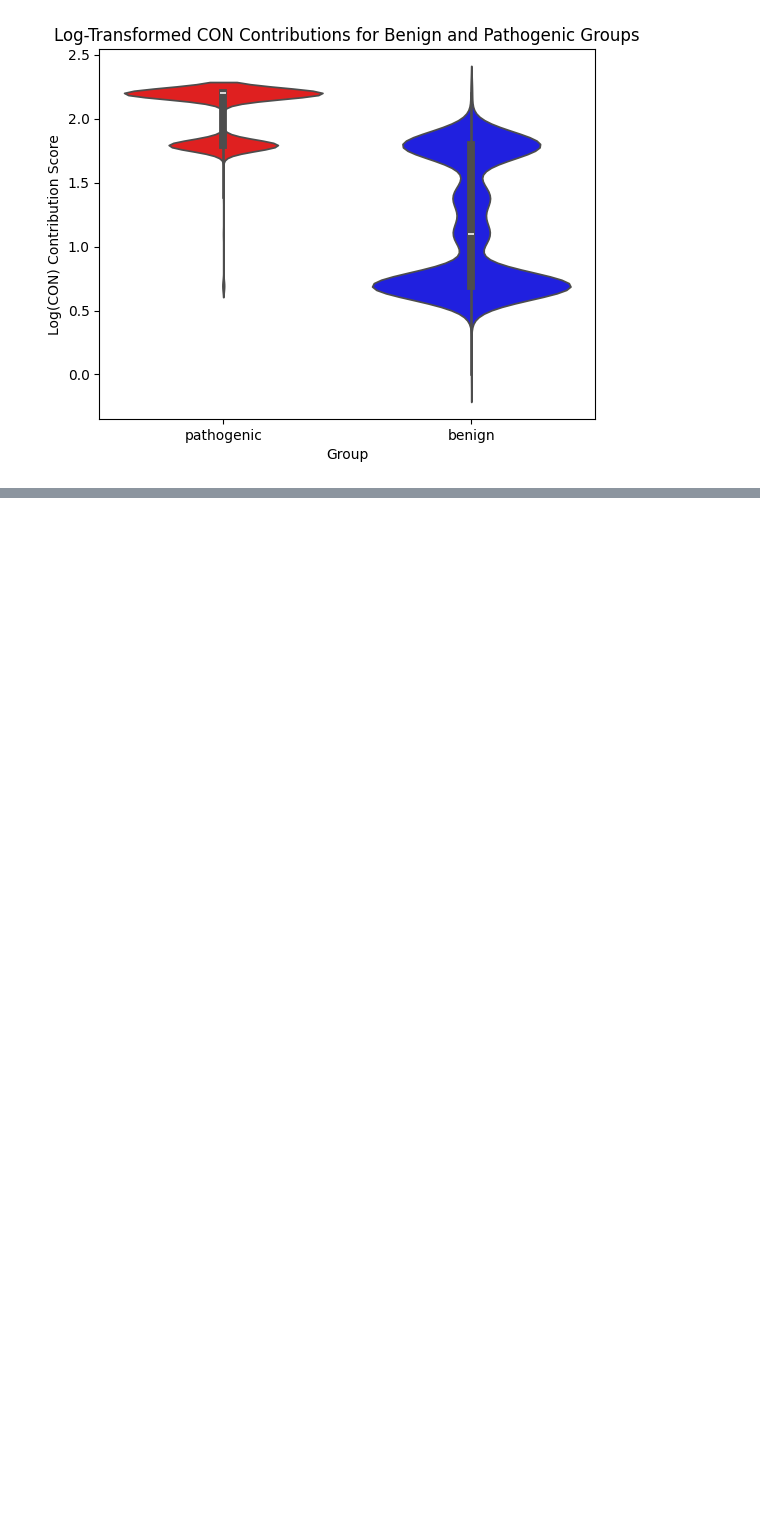
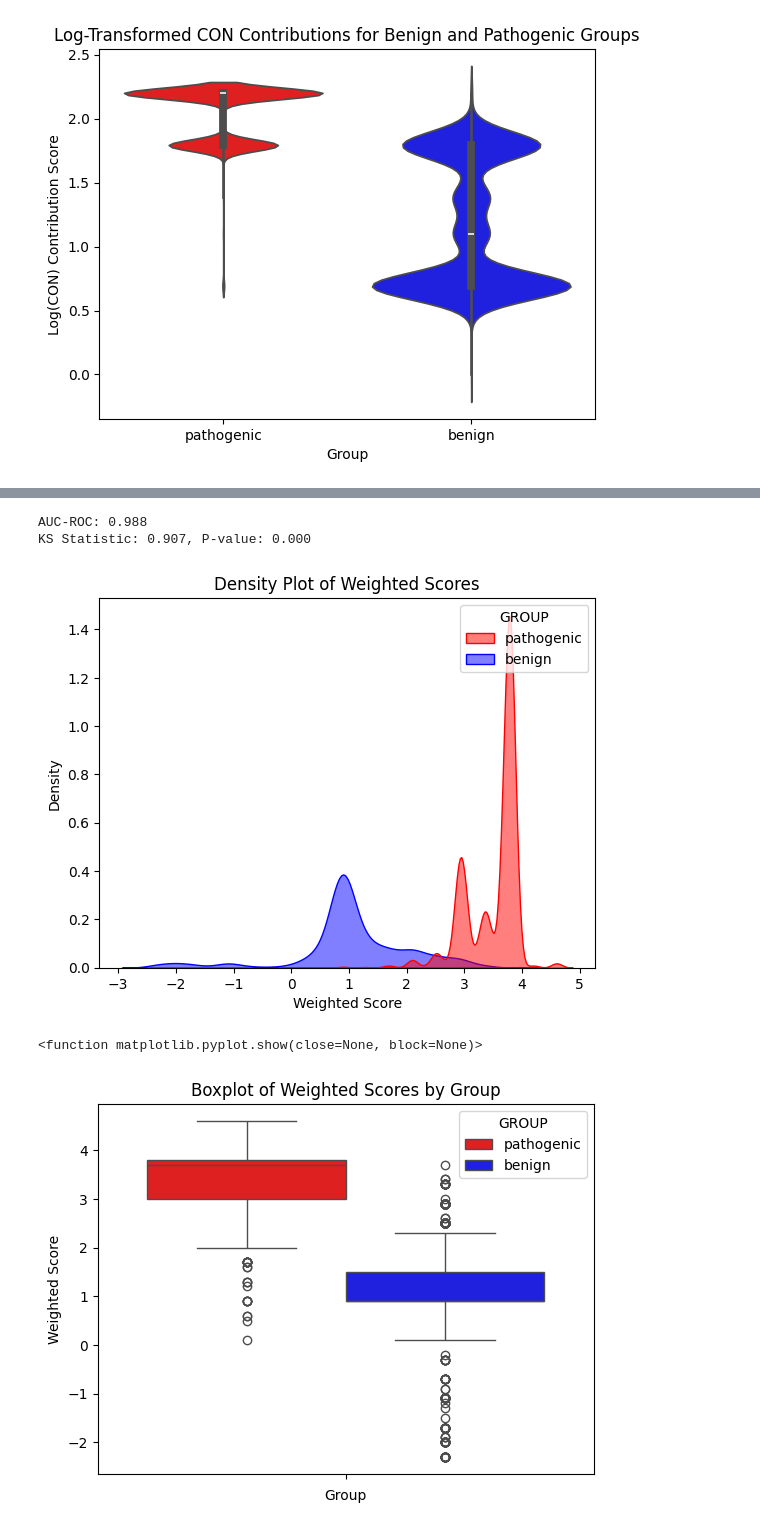
Before and after one commit to josefinelantz/GenScore, a Jupyter notebook: Submission.ipynb, the cells around one changed output, grey strips where cells are left out. Saved outputs shown, nothing was run; the diff lists cells and outputs as text; code cells hidden in the pictures; blank space fills up the shorter version.

```diff
--- a/Submission.ipynb
+++ b/Submission.ipynb
@@ -970,0 +760,59 @@ def fine_tune_weights(df):
+# %%
+# Reweight
+
+from sklearn.metrics import roc_auc_score
+
+# Initial weights
+weights = {
+    "AF": 1.4,
+    "CON": 1.3,
+    "PP": 1.2,
+    "CLIN": 1.1  # Adjust as needed
+}
+calibrated_weights = {
+    "AF": 0.2,
+    "CON": 0.3,
+    "PP": 0.4,
+    "CLIN": 0.1  # Adjust as needed
+}
+
+# Compute the initial weighted score
+df["WEIGHTED_SCORE"] = (
+    calibrated_weights["AF"] * df["AF"] +
+    calibrated_weights["CON"] * df["CON"] +
+    calibrated_weights["PP"] * df["PP"] +
+    calibrated_weights["CLIN"] * df["CLIN"]
+)
+
+# Binary group (0 = benign, 1 = pathogenic)
+df["TPs"] = (df["GROUP"] == "pathogenic").astype(int)
+
+# AUC-ROC
+auc = roc_auc_score(df["TPs"], df["WEIGHTED_SCORE"])
+print(f"AUC-ROC: {auc:.3f}")
+
+# KS Test
+pathogenic_scores = df.loc[df["GROUP"] == "pathogenic", "WEIGHTED_SCORE"]
+benign_scores = df.loc[df["GROUP"] == "benign", "WEIGHTED_SCORE"]
+ks_stat, ks_pval = ks_2samp(pathogenic_scores, benign_scores)
+print(f"KS Statistic: {ks_stat:.3f}, P-value: {ks_pval:.3f}")
+
+sns.kdeplot(data=df, x="WEIGHTED_SCORE", hue="GROUP", fill=True, alpha=0.5, palette={"benign": "blue", "pathogenic": "red"})
+plt.title("Density Plot of Weighted Scores")
+plt.xlabel("Weighted Score")
+plt.ylabel("Density")
+plt.savefig("density_plot_weighted_scores.png")
+plt.show()
+
+sns.boxplot(hue="GROUP", y="WEIGHTED_SCORE", data=df, palette={"benign": "blue", "pathogenic": "red"})
+plt.title("Boxplot of Weighted Scores by Group")
+plt.ylabel("Weighted Score")
+plt.xlabel("Group")
+plt.savefig("boxplot_weighted_scores.png")
+plt.show
+# %% [output]
+AUC-ROC: 0.988
+KS Statistic: 0.907, P-value: 0.000
+[figure, added]
+<function matplotlib.pyplot.show(close=None, block=None)>
+[figure, added]
```
Also changed, not shown: parts of 22 cells of this notebook, 7 other files.
